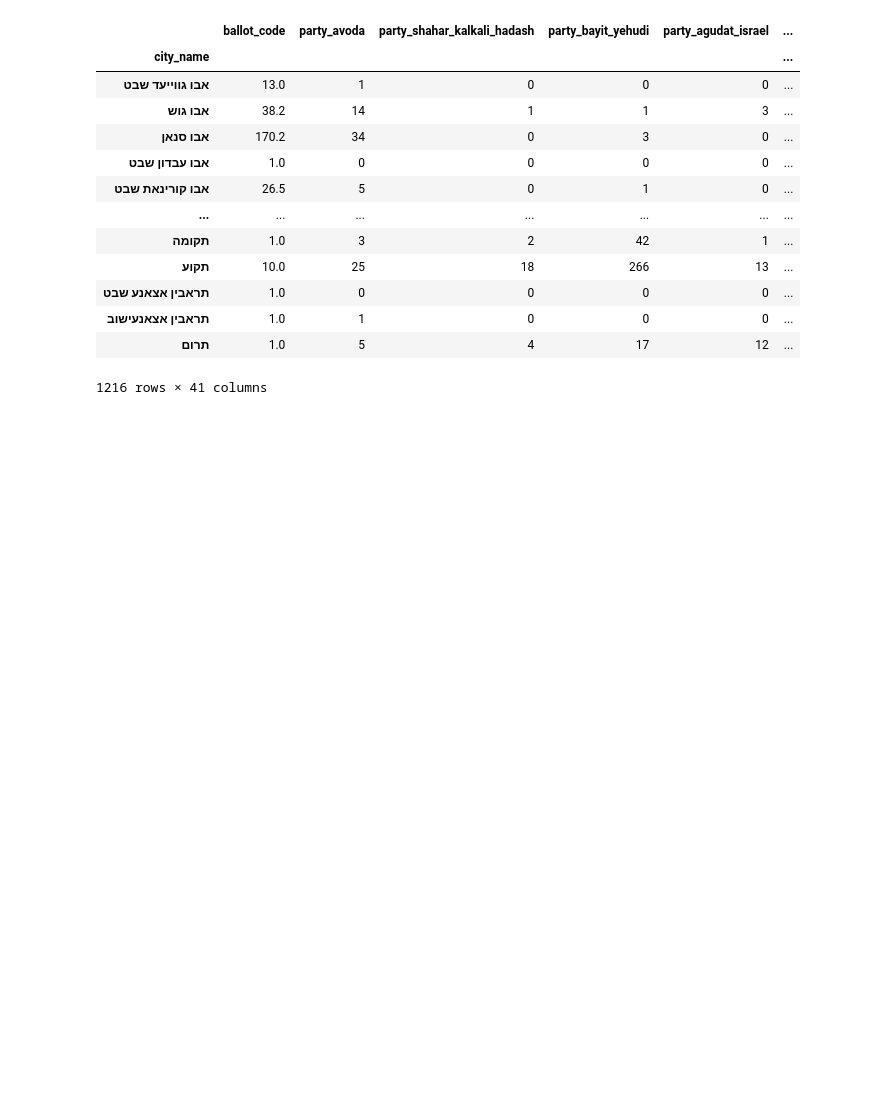
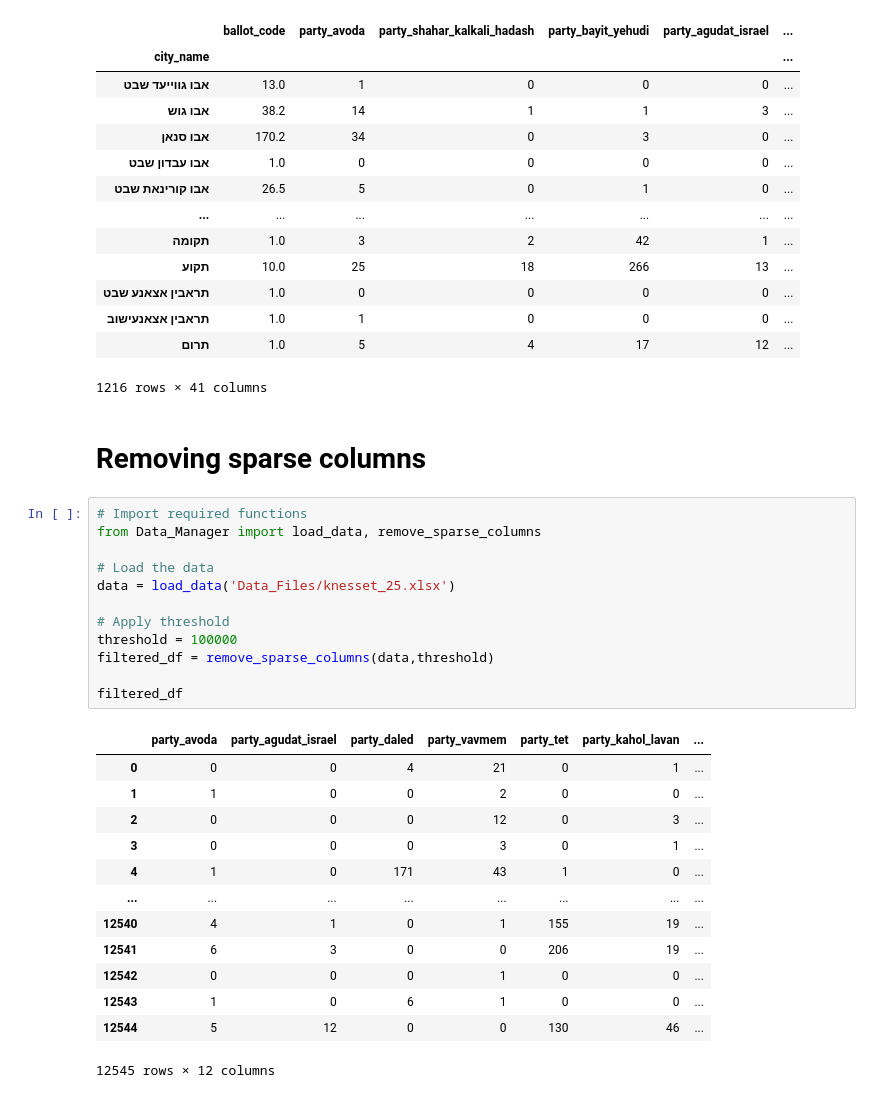
Before and after one commit to JohnniesHere/Machine-Learning-Course, a Jupyter notebook: Assignment_1/Election_Data_Analysis/Demonstration_book.ipynb, the cells around one changed output. Drawn from its saved outputs; the diff is of its cells as text; blank space fills up the shorter version.

```diff
--- a/Assignment_1/Election_Data_Analysis/Demonstration_book.ipynb
+++ b/Assignment_1/Election_Data_Analysis/Demonstration_book.ipynb
@@ -44,3 +48,31 @@ Total votes per city:
 | תראבין אצאנעישוב | 1.0 | 1 | 0 | 0 | 0 | ... |
 | תרום | 1.0 | 5 | 4 | 17 | 12 | ... |
 1216 rows × 41 columns
+# %% [markdown]
+# Removing sparse columns
+# %%
+# Import required functions
+from Data_Manager import load_data, remove_sparse_columns
+
+# Load the data
+data = load_data('Data_Files/knesset_25.xlsx')
+
+# Apply threshold
+threshold = 100000
+filtered_df = remove_sparse_columns(data,threshold)
+
+filtered_df
+# %% [output]
+|  | party_avoda | party_agudat_israel | party_daled | party_vavmem | party_tet | party_kahol_lavan | ... |
+| 0 | 0 | 0 | 4 | 21 | 0 | 1 | ... |
+| 1 | 1 | 0 | 0 | 2 | 0 | 0 | ... |
+| 2 | 0 | 0 | 0 | 12 | 0 | 3 | ... |
+| 3 | 0 | 0 | 0 | 3 | 0 | 1 | ... |
+| 4 | 1 | 0 | 171 | 43 | 1 | 0 | ... |
+| ... | ... | ... | ... | ... | ... | ... | ... |
+| 12540 | 4 | 1 | 0 | 1 | 155 | 19 | ... |
+| 12541 | 6 | 3 | 0 | 0 | 206 | 19 | ... |
+| 12542 | 0 | 0 | 0 | 1 | 0 | 0 | ... |
+| 12543 | 1 | 0 | 6 | 1 | 0 | 0 | ... |
+| 12544 | 5 | 12 | 0 | 0 | 130 | 46 | ... |
+12545 rows × 12 columns
```
Also changed, not shown: parts of 1 cell of this notebook, 1 other file.
